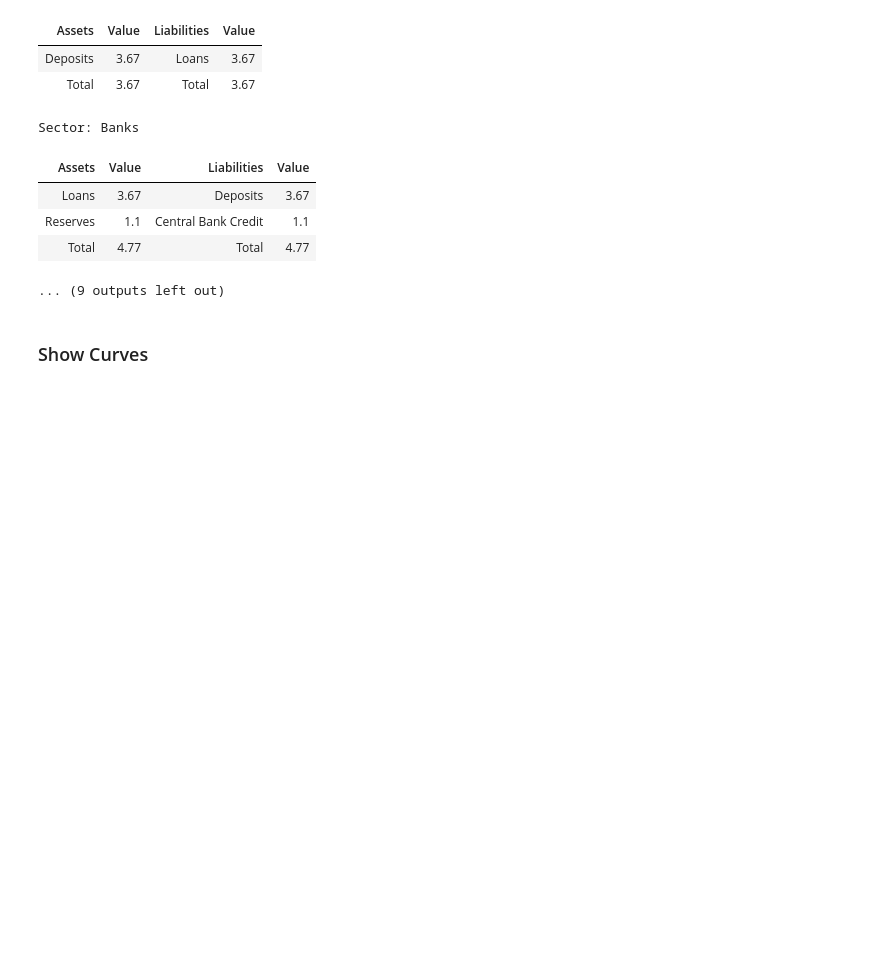
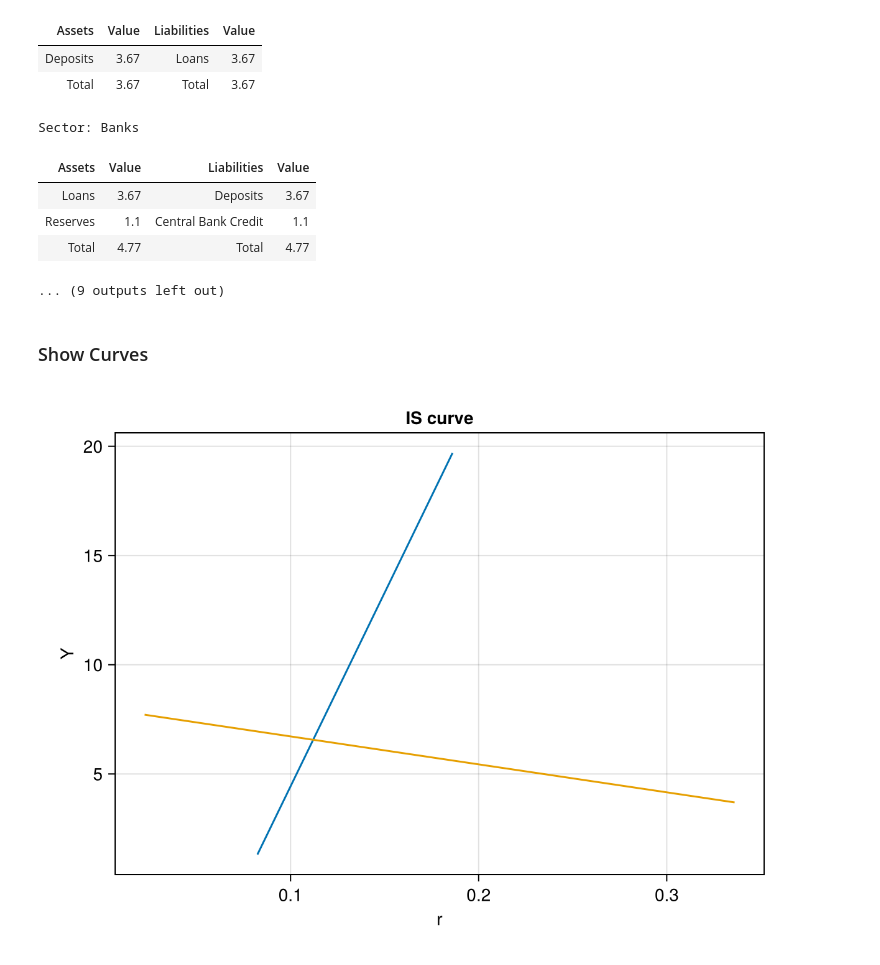
Before and after one commit to theplatters/PKAssetPrices, a Jupyter notebook: notebooks/Compare-template copy.ipynb, the cells around one changed output. Cells and saved outputs as stored; diff of their text form; code cells hidden in the pictures; blank space fills up the shorter version.

```diff
--- a/notebooks/Compare-template copy.ipynb
+++ b/notebooks/Compare-template copy.ipynb
@@ -88,7 +88,7 @@ Sector: Banks
 # %% [markdown]
 ### Show Curves
 # %%
-solution = solve_model(Static.AssetPKQ)
+solution = solve_model(Static.AssetPKPQ)
 r_eq = solution.variables[:r]
 
 y_eq = solution.variables[:Y]
@@ -97,33 +97,35 @@ y_eq = solution.variables[:Y]
 r_min = r_eq * 0.2
 r_max = r_eq * 3.0
 r_range = range(r_min, r_max; length = 200)
 
 # Build a range of Y values around the equilibrium for IR
 y_min = y_eq * 0.2
 y_max = y_eq * 3.0
 y_range = range(y_min, y_max; length = 200)
 
 # IS curve: r → Y  (plot as x=r, y=IS(r))
 is_values = Float64[]
 for r in r_range
     vars = copy(solution.variables)
     vars[:r] = r
     curves = Static.eval_curve(solution.model, vars)
     push!(is_values, curves.IS)
 end
 # IR curve: Y → r  (plot as x=IR(Y), y=Y so both axes match)
 ir_r_values = Float64[]
 for y in y_range
     vars = copy(solution.variables)
     vars[:Y] = y
     curves = Static.eval_curve(solution.model, vars)
     push!(ir_r_values, curves.IR)
 end
 f = Figure()
 a = Axis(f[1, 1], title = "IS curve", xlabel = "r", ylabel = "Y")
 lines!(a, ir_r_values, y_range)
 lines!(a, r_range, is_values)
 f
+# %% [output]
+[figure, added]
 # %%
     # Get the equilibrium values
     AP_eq = solution.variables[:AP]
```
Also changed, not shown: parts of 1 cell of this notebook.
